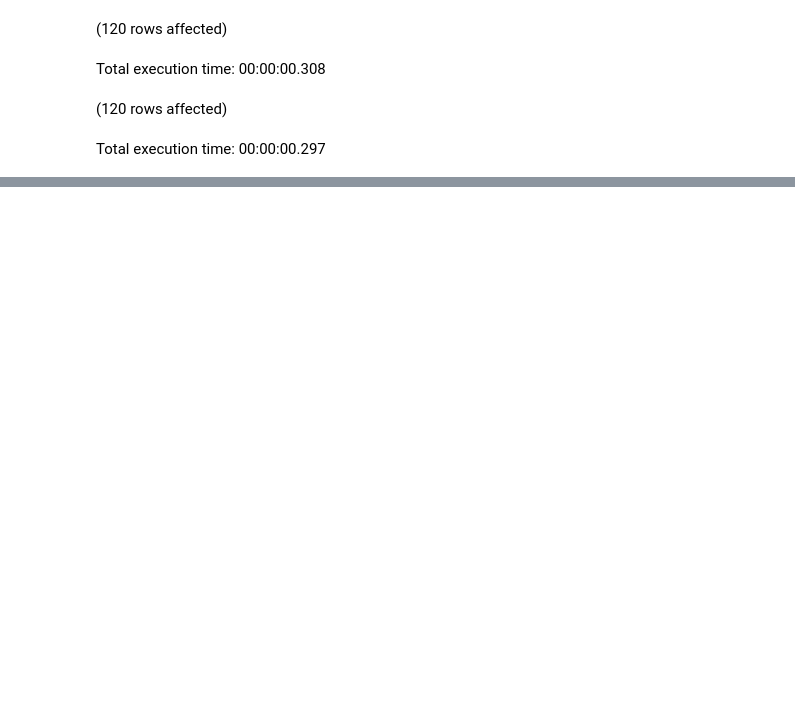
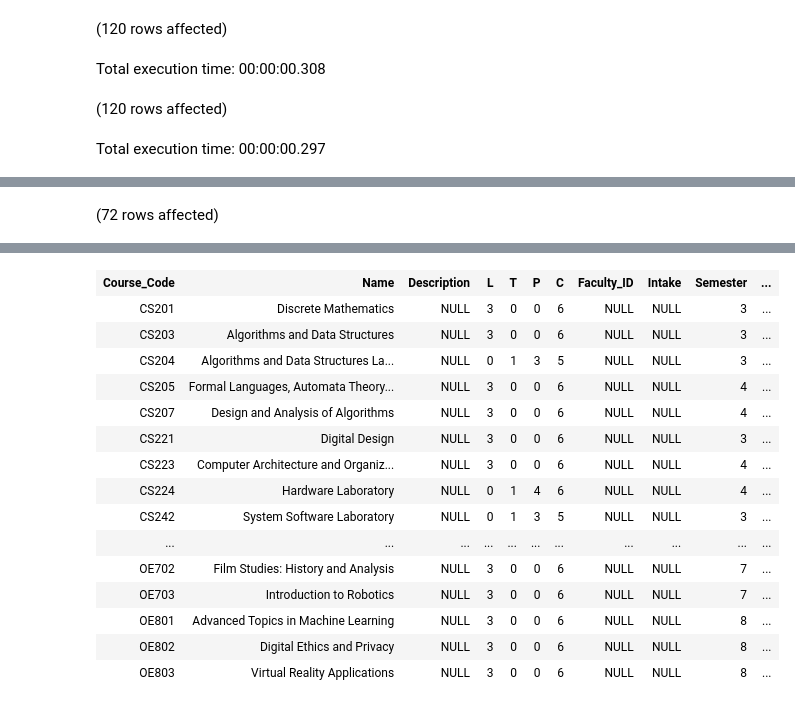
Before and after one commit to addy-1406/CS346_A2, a Jupyter notebook: Code/Database commands/Notebook-1.ipynb, the cells around one changed output, grey strips where cells are left out. Cells and saved outputs as stored; diff of their text form; code cells hidden in the pictures; blank space fills up the shorter version.

```diff
--- a/Code/Database commands/Notebook-1.ipynb
+++ b/Code/Database commands/Notebook-1.ipynb
@@ -425,0 +691,4 @@ Total execution time: 00:00:00.297
+# %%
+select * from course;
+# %% [output]
+(72 rows affected)
@@ -425,0 +696,16 @@ Total execution time: 00:00:00.297
+| Course_Code | Name | Description | L | T | P | C | Faculty_ID | Intake | Semester | ... |
+| CS201 | Discrete Mathematics | NULL | 3 | 0 | 0 | 6 | NULL | NULL | 3 | ... |
+| CS203 | Algorithms and Data Structures | NULL | 3 | 0 | 0 | 6 | NULL | NULL | 3 | ... |
+| CS204 | Algorithms and Data Structures La... | NULL | 0 | 1 | 3 | 5 | NULL | NULL | 3 | ... |
+| CS205 | Formal Languages, Automata Theory... | NULL | 3 | 0 | 0 | 6 | NULL | NULL | 4 | ... |
+| CS207 | Design and Analysis of Algorithms | NULL | 3 | 0 | 0 | 6 | NULL | NULL | 4 | ... |
+| CS221 | Digital Design | NULL | 3 | 0 | 0 | 6 | NULL | NULL | 3 | ... |
+| CS223 | Computer Architecture and Organiz... | NULL | 3 | 0 | 0 | 6 | NULL | NULL | 4 | ... |
+| CS224 | Hardware Laboratory | NULL | 0 | 1 | 4 | 6 | NULL | NULL | 4 | ... |
+| CS242 | System Software Laboratory | NULL | 0 | 1 | 3 | 5 | NULL | NULL | 3 | ... |
+| ... | ... | ... | ... | ... | ... | ... | ... | ... | ... | ... |
+| OE702 | Film Studies: History and Analysis | NULL | 3 | 0 | 0 | 6 | NULL | NULL | 7 | ... |
+| OE703 | Introduction to Robotics | NULL | 3 | 0 | 0 | 6 | NULL | NULL | 7 | ... |
+| OE801 | Advanced Topics in Machine Learning | NULL | 3 | 0 | 0 | 6 | NULL | NULL | 8 | ... |
+| OE802 | Digital Ethics and Privacy | NULL | 3 | 0 | 0 | 6 | NULL | NULL | 8 | ... |
+| OE803 | Virtual Reality Applications | NULL | 3 | 0 | 0 | 6 | NULL | NULL | 8 | ... |
```
Also changed, not shown: parts of 20 cells of this notebook, 1 other file.
